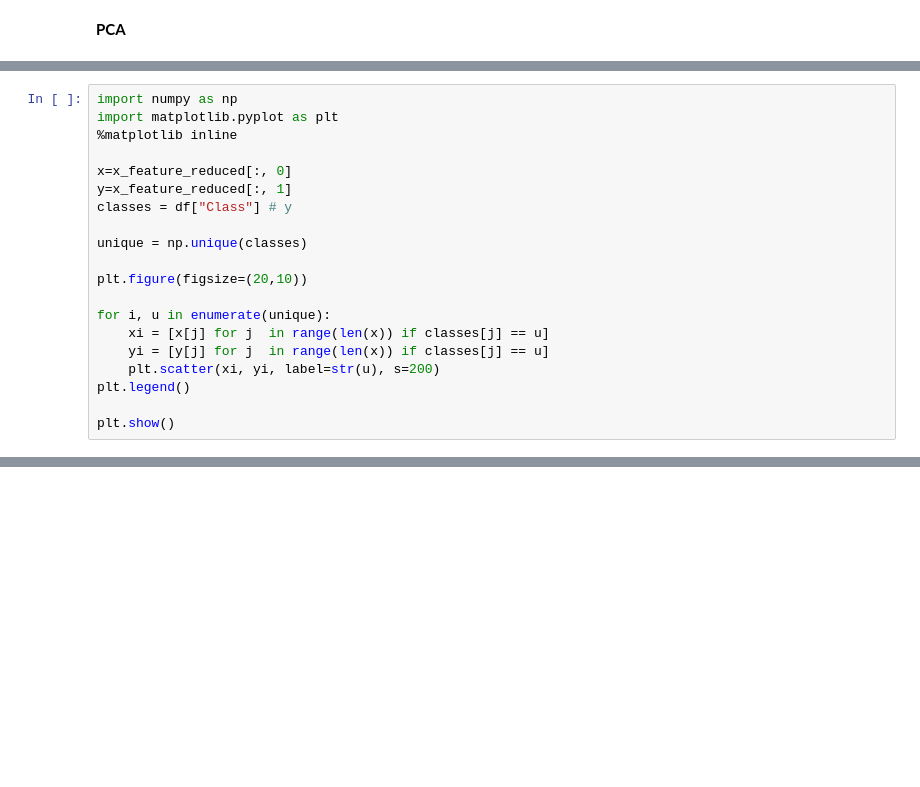
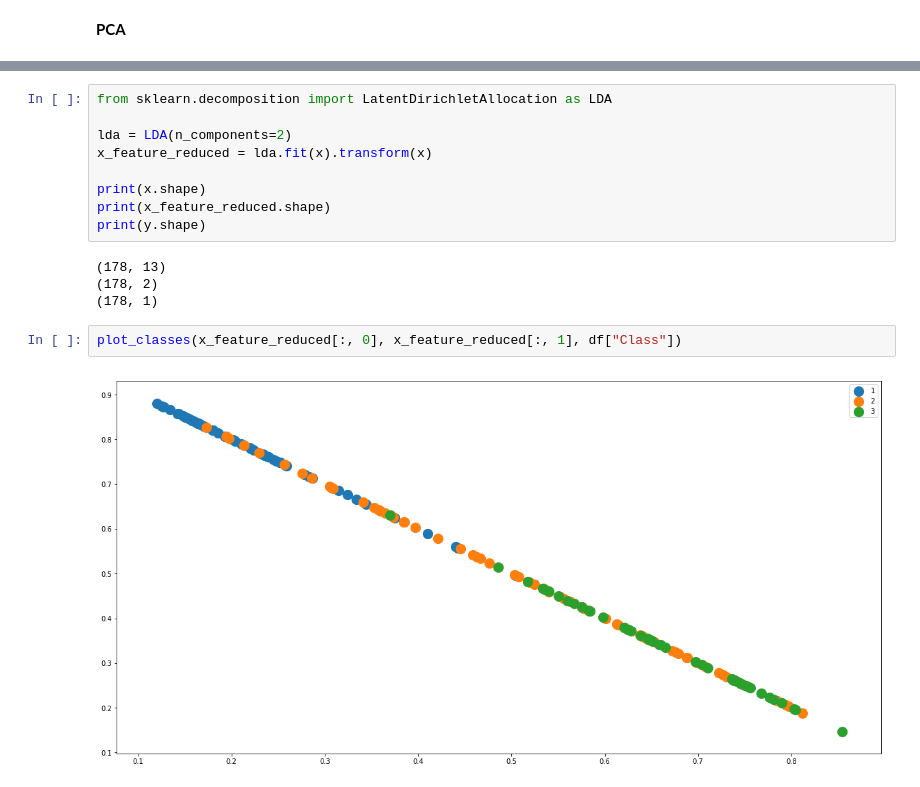
Before and after one commit to JacopoMangiavacchi/PCA-LDA-test, a Jupyter notebook: PCA_LDA.ipynb, the cells around one changed output, grey strips where cells are left out. Drawn from its saved outputs; the diff is of its cells as text; blank space fills up the shorter version.

```diff
--- a/PCA_LDA.ipynb
+++ b/PCA_LDA.ipynb
@@ -100,23 +106,3 @@ print(y.shape)
 (178, 13)
 (178, 2)
 (178, 1)
-# %%
-import numpy as np
-import matplotlib.pyplot as plt
-%matplotlib inline
-
-x=x_feature_reduced[:, 0]
-y=x_feature_reduced[:, 1]
-classes = df["Class"] # y
-
-unique = np.unique(classes)
-
-plt.figure(figsize=(20,10))
-
-for i, u in enumerate(unique):
-    xi = [x[j] for j  in range(len(x)) if classes[j] == u]
-    yi = [y[j] for j  in range(len(x)) if classes[j] == u]
-    plt.scatter(xi, yi, label=str(u), s=200)
-plt.legend()
-
-plt.show()
@@ -124,0 +115,17 @@ plt.show()
+# %%
+from sklearn.decomposition import LatentDirichletAllocation as LDA
+
+lda = LDA(n_components=2)
+x_feature_reduced = lda.fit(x).transform(x)
+
+print(x.shape)
+print(x_feature_reduced.shape)
+print(y.shape)
+# %% [output]
+(178, 13)
+(178, 2)
+(178, 1)
+# %%
+plot_classes(x_feature_reduced[:, 0], x_feature_reduced[:, 1], df["Class"])
+# %% [output]
+[figure, added]
```
Also changed, not shown: parts of 9 cells of this notebook.
